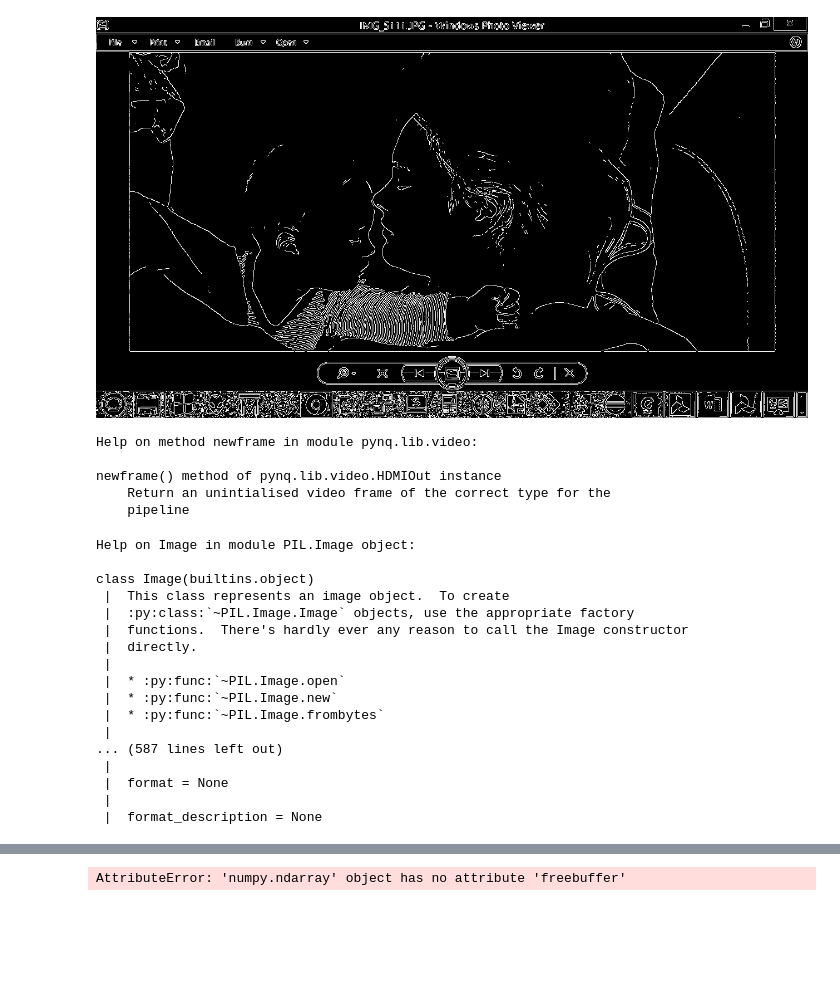
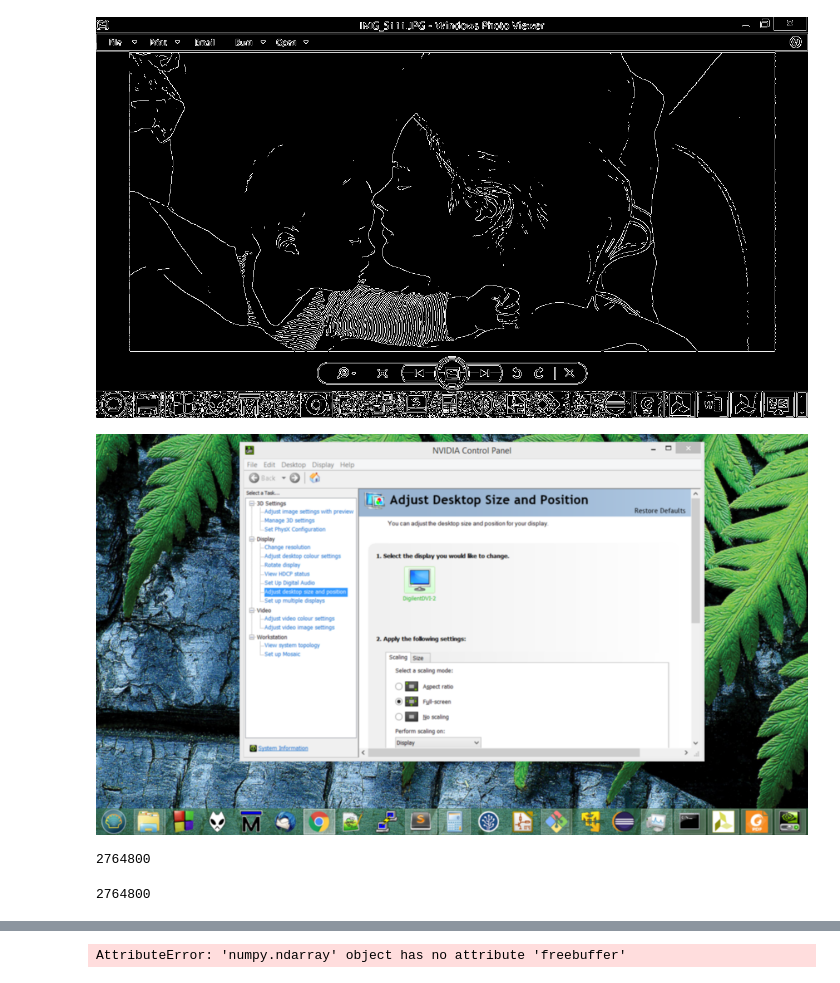
Before and after one commit to DeLaVlag/C-VHDL-FPGA-Pynq-z1, a Jupyter notebook: SeqVid.ipynb, the cells around one changed output, grey strips where cells are left out. Cells and saved outputs as stored; diff of their text form; code cells hidden in the pictures; blank space fills up the shorter version.

Commit message:
added python version of gaussian blur which takes a long time to exe

```diff
--- a/SeqVid.ipynb
+++ b/SeqVid.ipynb
@@ -53,31 +53,34 @@ image = PIL.Image.fromarray(outframe)
 image
 # %% [output]
 [figure]
-# %%
-help(hdmi_out.newframe)
-# %% [output]
-Help on method newframe in module pynq.lib.video:
-
-newframe() method of pynq.lib.video.HDMIOut instance
-    Return an unintialised video frame of the correct type for the
-    pipeline
-# %%
-help(image)
-# %% [output]
-Help on Image in module PIL.Image object:
-
-class Image(builtins.object)
- |  This class represents an image object.  To create
- |  :py:class:`~PIL.Image.Image` objects, use the appropriate factory
- |  functions.  There's hardly ever any reason to call the Image constructor
- |  directly.
- |
- |  * :py:func:`~PIL.Image.open`
- |  * :py:func:`~PIL.Image.new`
- |  * :py:func:`~PIL.Image.frombytes`
- |
-... (587 lines left out)
- |
- |  format = None
- |
- |  format_description = None
+# %%
+import PIL.Image
+import cv2
+
+frame.freebuffer
+frame = hdmi_in.readframe()
+image = PIL.Image.fromarray(frame)
+#image.save(cannyDesktop)
+image
+im2 = cv2.GaussianBlur(frame,(3,3),1)
+image2 = PIL.Image.fromarray(im2)
+image2
+# %% [output]
+[figure, added]
+# %%
+import PIL.Image
+import cv2
+
+#frame.freebuffer
+#frame = hdmi_in.readframe()
+#image = PIL.Image.fromarray(frame)
+#image.save(cannyDesktop)
+d=100
+flatte = frame.flat
+#print(frame[0][2][0])
+#len(frame)
+print(len(flatte))
+frame.size
+# %% [output]
+2764800
+2764800
```
Also changed, not shown: parts of 3 cells of this notebook.
